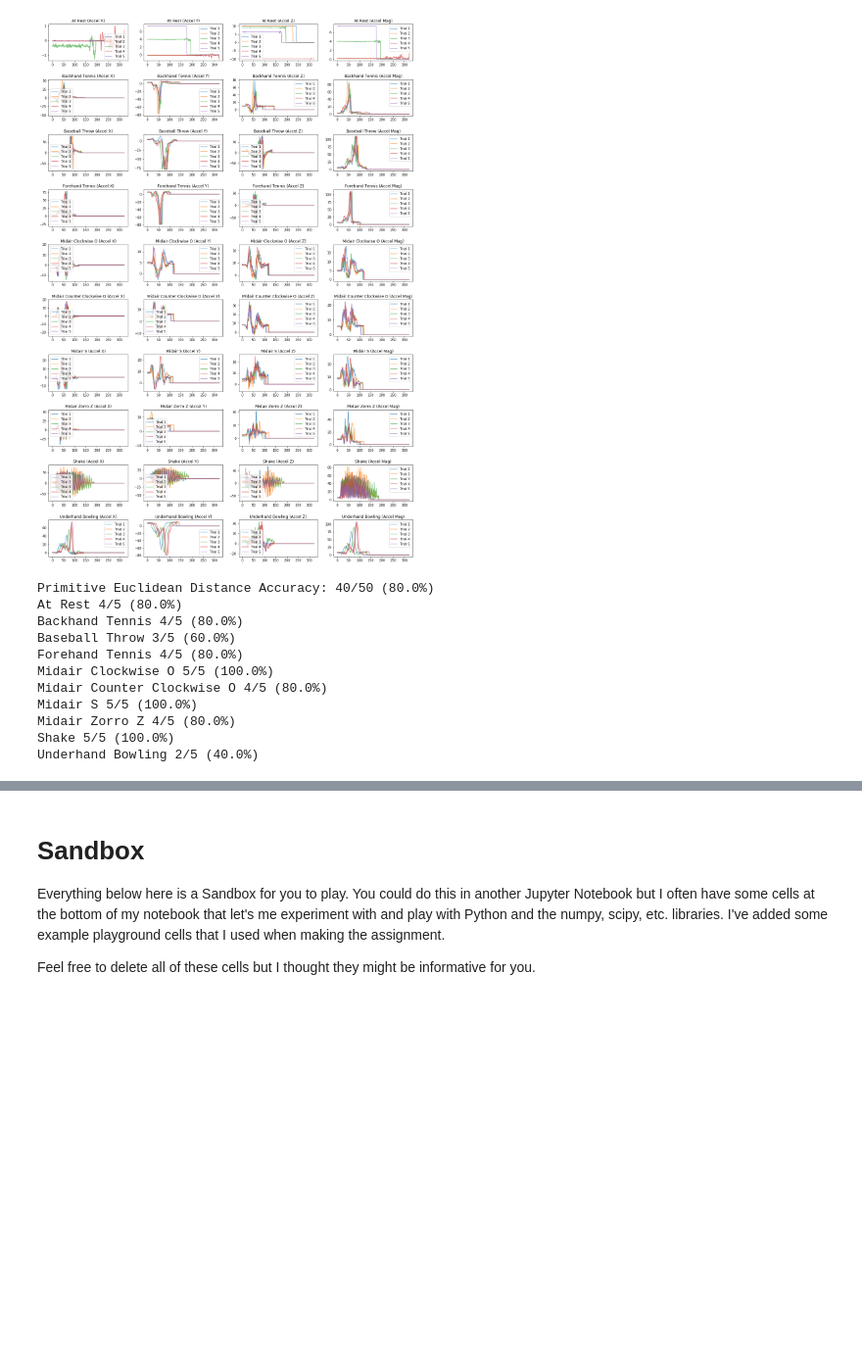
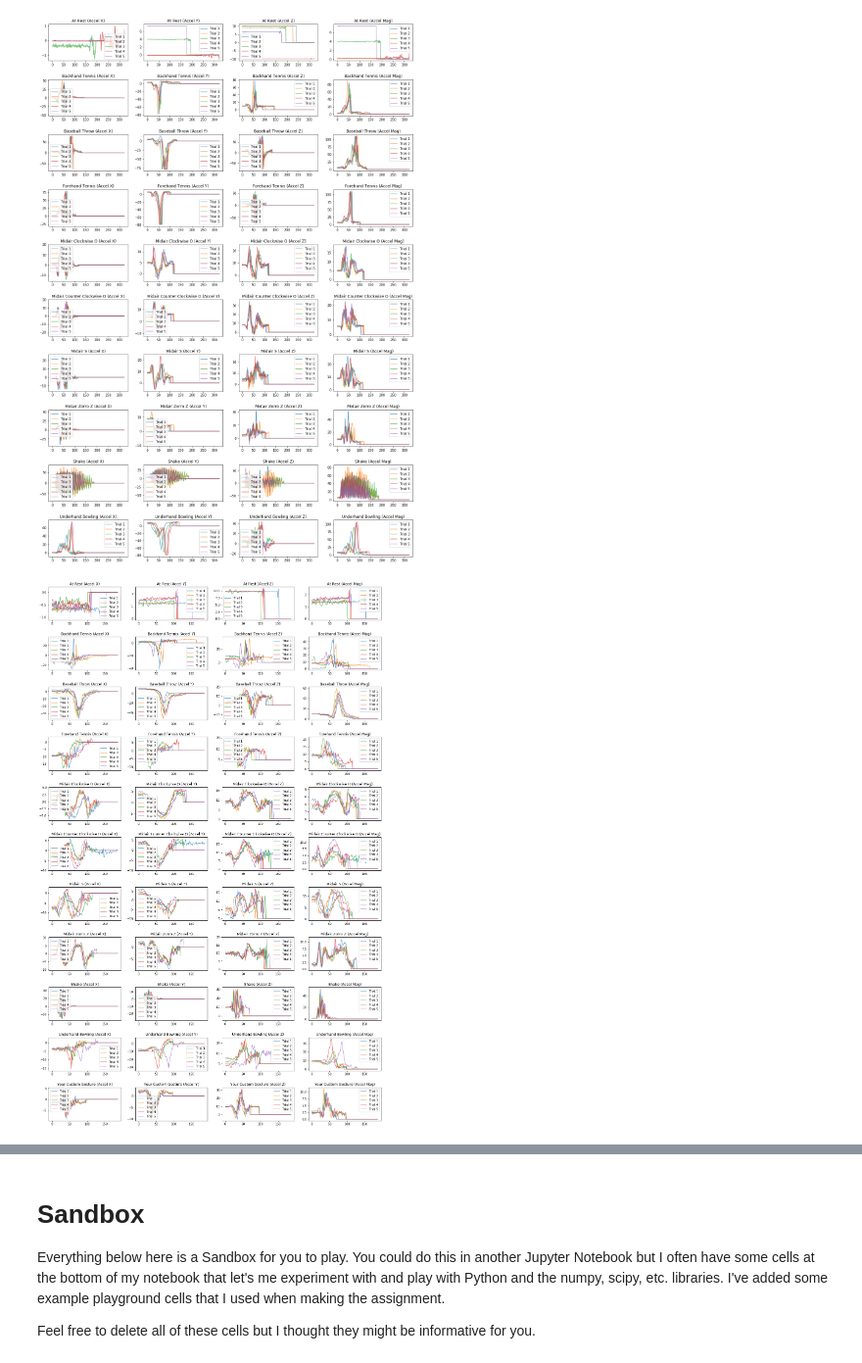
Before and after one commit to christiango/CSE590-Ubiquitous-Computing, a Jupyter notebook: GestureRecognizer/A2 Gesture Recognizer.ipynb, the cells around one changed output, grey strips where cells are left out. Shown at 98% size. Cells and saved outputs as stored; diff of their text form; code cells hidden in the pictures; blank space fills up the shorter version.

Commit message:
Add code to parsem my gestures and do the predictions

```diff
--- a/GestureRecognizer/A2 Gesture Recognizer.ipynb
+++ b/GestureRecognizer/A2 Gesture Recognizer.ipynb
@@ -214,3 +214,13 @@ Found 5 trials for 'Midair Zorro Z'
 Found 5 trials for 'Shake'
 Found 5 trials for 'Underhand Bowling'
 Max trial length across all gesture is 'At Rest' Trial 3 with 323 sensor events. Resizing all arrays to match
+# %%
+# Load my gesture data
+
+# You should change the path to the location of the log files on your system
+# logPath = '/Users/jonf/Dropbox/CSE590_UbiComp/Git/CSE590Sp2018p/A02-GestureRecognizer/JupyterAnalysis/GestureLogs'
+# logPath = "D:\Dropbox\CSE590_UbiComp\Git\CSE590Sp2018\A02-GestureRecognizer\JonGestureLogs"
+
+logPath = './ChristianGestureLogs'
+
+mapChristianGestureToTrials = parse_and_create_gesture_trials(logPath)
@@ -274,6 +299,41 @@ for gestureName in gestureNamesSorted:
     index = index + 1
 # %% [output]
 [figure]
+# %%
+# Now let's plot all of my accel signals!
+
+# We are going to make a grid of line graphs with a row for each gesture, so len(mapGestureToTrials) rows
+# and a column for each signal type, so 4 columns (one for x, y, z, and mag)
+fig, axes = plt.subplots(len(mapChristianGestureToTrials), 4, figsize=(20, 3 * len(mapChristianGestureToTrials)))
+fig.subplots_adjust(hspace=0.5)
+
+index = 0
+gestureNamesSorted = sorted(mapChristianGestureToTrials.keys())
+for gestureName in gestureNamesSorted:
+    gestureTrials = mapChristianGestureToTrials[gestureName]
+
+    trialNum = 1
+    for trial in gestureTrials:
+        axes[index][0].plot(trial.accel.x, alpha=0.7, label="Trial {}".format(trialNum))
+        axes[index][1].plot(trial.accel.y, alpha=0.7, label="Trial {}".format(trialNum))
+        axes[index][2].plot(trial.accel.z, alpha=0.7, label="Trial {}".format(trialNum))
+        axes[index][3].plot(trial.accel.mag, alpha=0.7, label="Trial {}".format(trialNum))
+        trialNum = trialNum + 1
+
+    axes[index][0].set_title(gestureName + " (Accel X)")
+    axes[index][0].legend()
+
+    axes[index][1].set_title(gestureName + " (Accel Y)")
+    axes[index][1].legend()
+
+    axes[index][2].set_title(gestureName + " (Accel Z)")
+    axes[index][2].legend()
+
+    axes[index][3].set_title(gestureName + " (Accel Mag)")
+    axes[index][3].legend()
+    index = index + 1
+# %% [output]
+[figure, added]
 # %%
 # In class today, I'd like you to start analyzing and comparing these gesture signals.
 # Think about:
@@ -358,23 +418,6 @@ def print_results(predictionsByGesture, gestureNames):
                 numCorrectByGesture[i] += 1
             numPredictions += 1
 
-    print("Primitive Euclidean Distance Accuracy: {}/{} ({}%)".format(numCorrect, numPredictions, numCorrect * 100.0/numPredictions))
+    print("Primitive Euclidean Distance Accuracy: {}/{} ({:.2f}%)".format(numCorrect, numPredictions, numCorrect * 100.0/numPredictions))
     for i in range(len(gestureNames)):
-        print("{} {}/{} ({}%)".format(gestureNames[i], numCorrectByGesture[i], len(predictionsByGesture[0]), numCorrectByGesture[i] * 100.0 / len(predictionsByGesture[0])))
-
-gestureNamesSorted = sorted(mapGestureToTrials.keys())
-folds = create_folds(mapGestureToTrials, gestureNamesSorted)
-predictions = classify_euclidean(folds, gestureNamesSorted)
-print_results(predictions, gestureNamesSorted)
+        print("{} {}/{} ({:.2f}%)".format(gestureNames[i], numCorrectByGesture[i], len(predictionsByGesture[0]), numCorrectByGesture[i] * 100.0 / len(predictionsByGesture[0])))
-# %% [output]
-Primitive Euclidean Distance Accuracy: 40/50 (80.0%)
-At Rest 4/5 (80.0%)
-Backhand Tennis 4/5 (80.0%)
-Baseball Throw 3/5 (60.0%)
-Forehand Tennis 4/5 (80.0%)
-Midair Clockwise O 5/5 (100.0%)
-Midair Counter Clockwise O 4/5 (80.0%)
-Midair S 5/5 (100.0%)
-Midair Zorro Z 4/5 (80.0%)
-Shake 5/5 (100.0%)
-Underhand Bowling 2/5 (40.0%)
```
Also changed, not shown: parts of 4 cells of this notebook.
